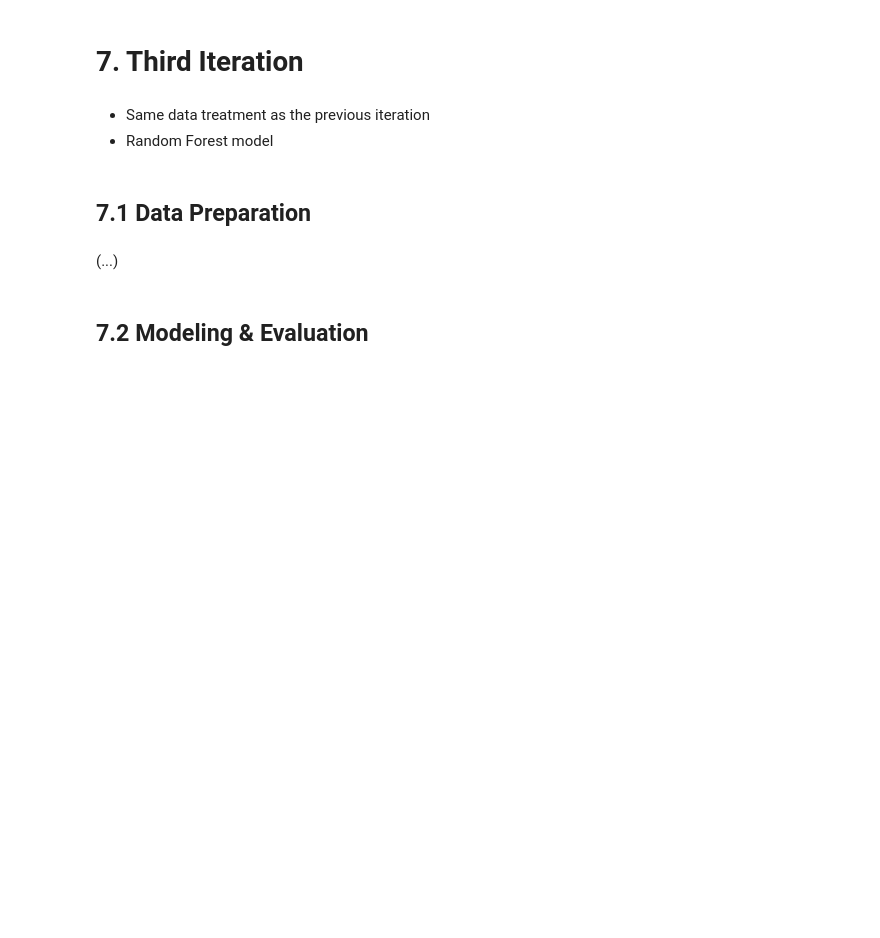
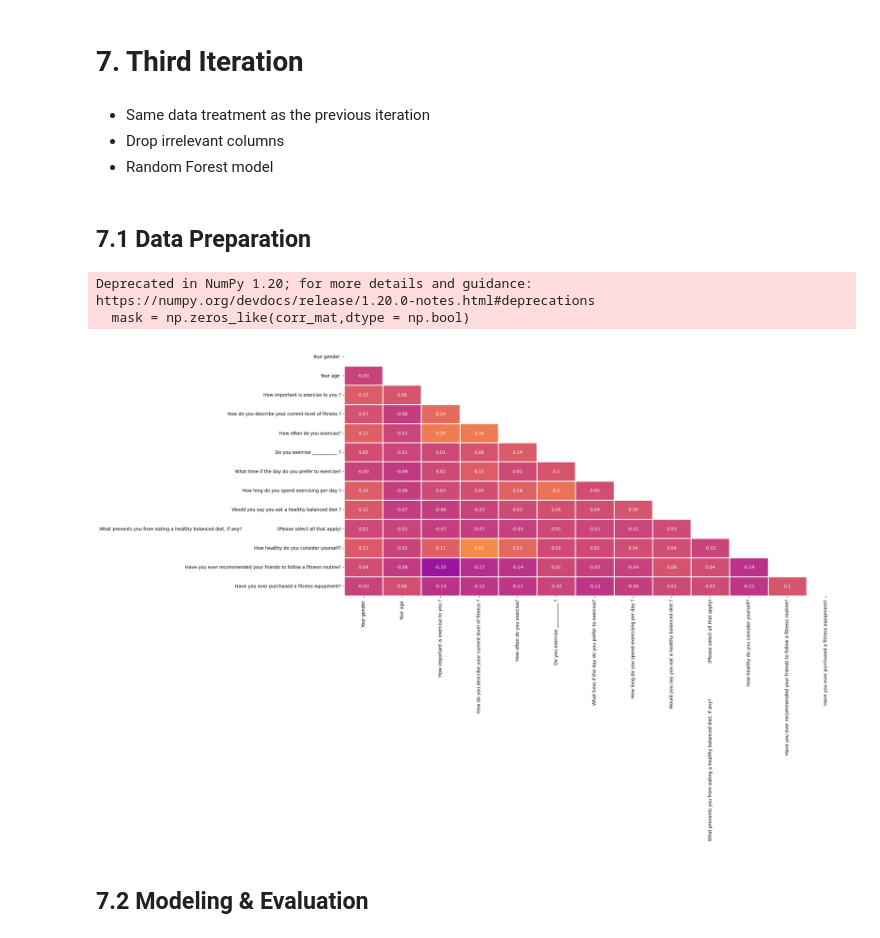
Before and after one commit to RubenMartinezSiso/EcoPark-AIFitnessLevelPredictor, a Jupyter notebook: AI development.ipynb, the cells around one changed output. Drawn from its saved outputs; the diff is of its cells as text; code cells hidden in the pictures; blank space fills up the shorter version.

```diff
--- a/AI development.ipynb
+++ b/AI development.ipynb
@@ -485,8 +497,20 @@ plt.show()
 # 7.    Third Iteration
 # %% [markdown]
 * Same data treatment as the previous iteration
+* Drop irrelevant columns
 * Random Forest model
 # %% [markdown]
 ## 7.1  Data Preparation
-# %% [markdown]
-(...)
+# %%
+fitness3_1 = fitness2_4.copy(deep = True)
+# %%
+corr_mat = fitness3_1.corr().round(2)
+plt.subplots(figsize = (20,10))
+mask = np.zeros_like(corr_mat,dtype = np.bool)
+mask[np.triu_indices_from(mask)] = True
+sns.heatmap(corr_mat,mask = mask,vmin = -1,vmax = 1,center = 0, cmap = 'plasma',square = False,lw = 2,annot = True,cbar = False)
+plt.show()
+# %% [output]
+Deprecated in NumPy 1.20; for more details and guidance: https://numpy.org/devdocs/release/1.20.0-notes.html#deprecations
+  mask = np.zeros_like(corr_mat,dtype = np.bool)
+[figure, added]
```
Also changed, not shown: parts of 21 cells of this notebook, 4 other files.
